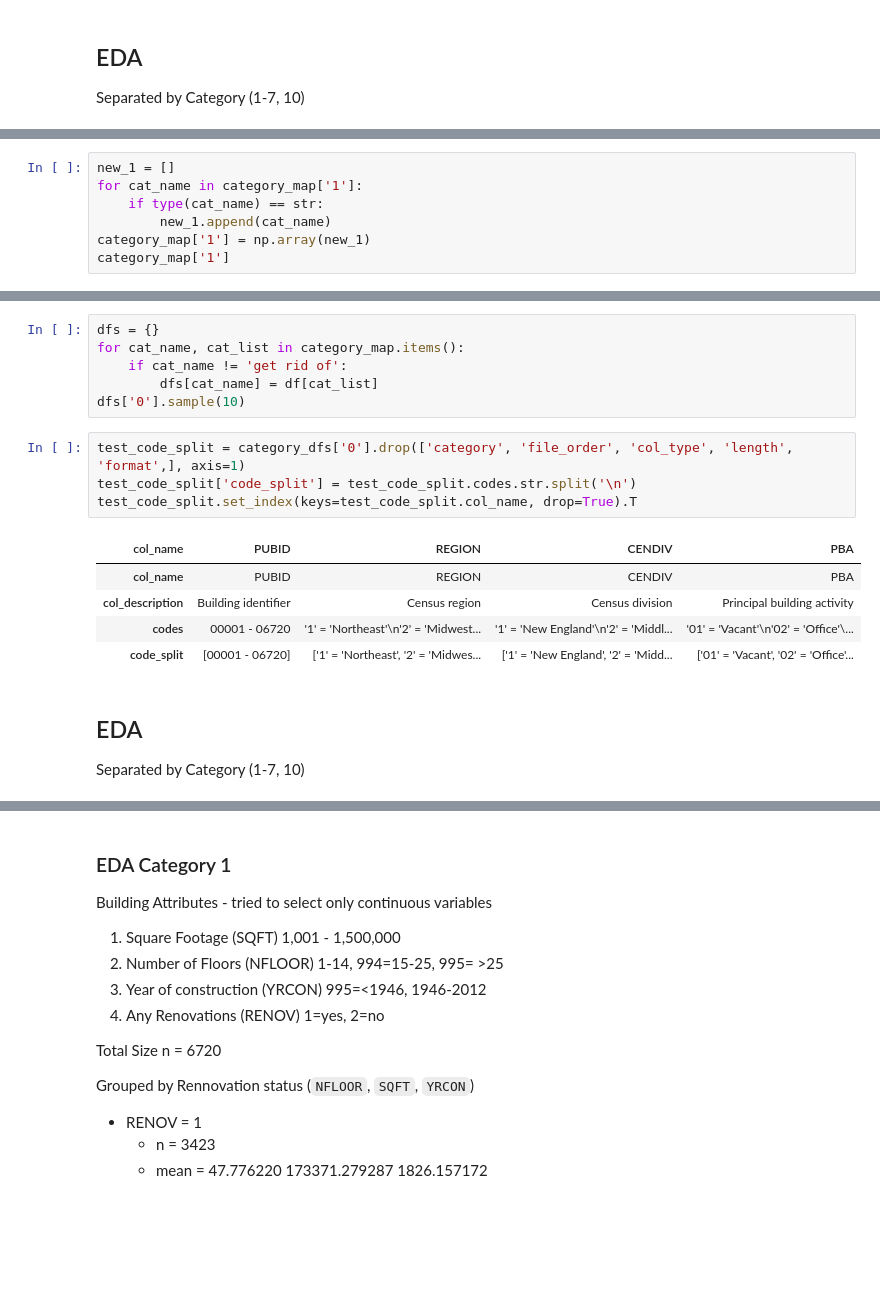
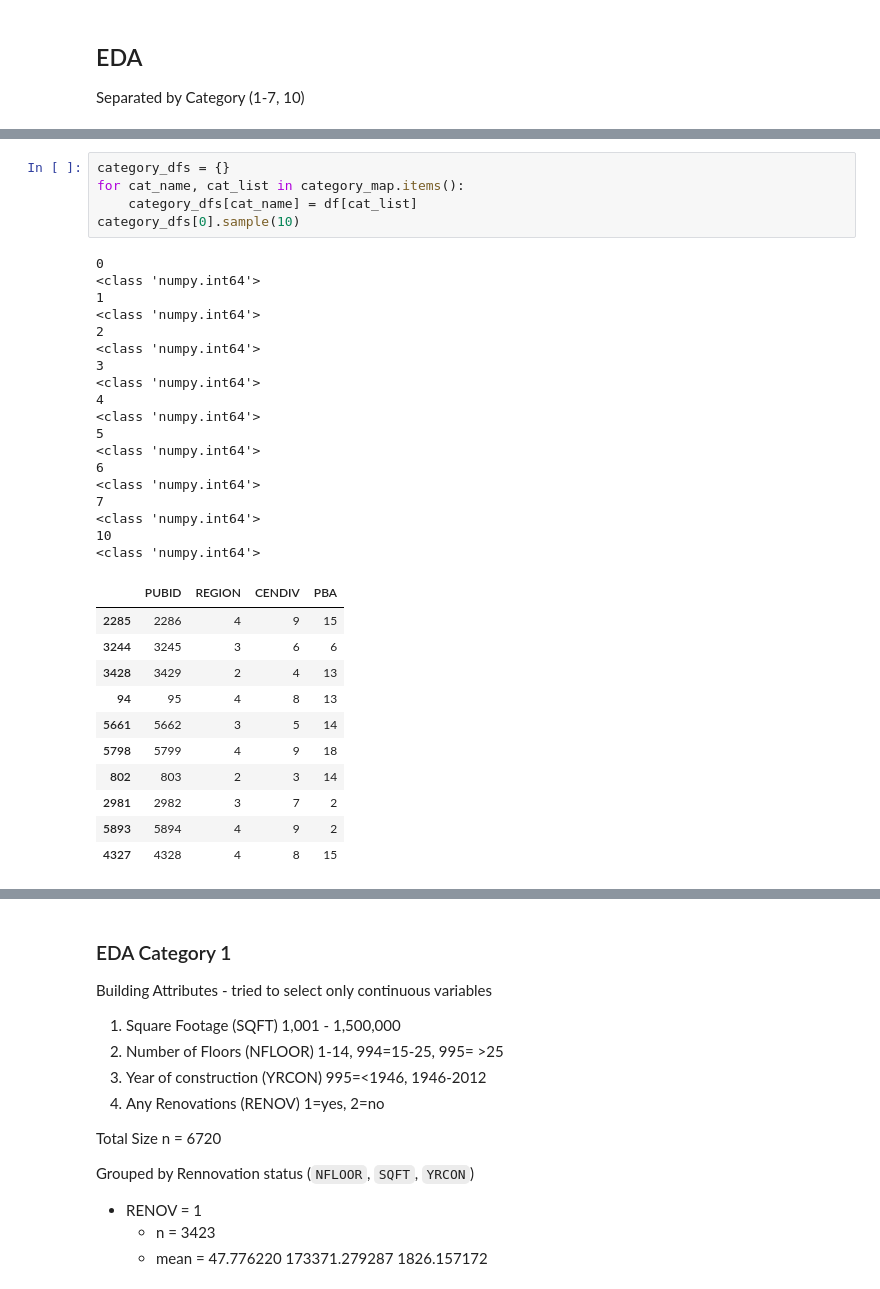
Before and after one commit to oostendo/2022-SI699-011, a Jupyter notebook: eva_and_sam/EDA_cbecs2012.ipynb, the cells around one changed output, grey strips where cells are left out. Drawn from its saved outputs; the diff is of its cells as text; blank space fills up the shorter version.

```diff
--- a/eva_and_sam/EDA_cbecs2012.ipynb
+++ b/eva_and_sam/EDA_cbecs2012.ipynb
@@ -45,7 +69,0 @@ df.sample(5)
-# %%
-new_1 = []
-for cat_name in category_map['1']:
-    if type(cat_name) == str:
-        new_1.append(cat_name)
-category_map['1'] = np.array(new_1)
-category_map['1']
@@ -52,20 +87,35 @@ category_map['1']
 # %%
-dfs = {}
+category_dfs = {}
 for cat_name, cat_list in category_map.items():
-    if cat_name != 'get rid of':
-        dfs[cat_name] = df[cat_list]
-dfs['0'].sample(10)
+    category_dfs[cat_name] = df[cat_list]
+category_dfs[0].sample(10)
+# %% [output]
+0
+<class 'numpy.int64'>
+1
+<class 'numpy.int64'>
+2
+<class 'numpy.int64'>
+3
+<class 'numpy.int64'>
+4
+<class 'numpy.int64'>
+5
+<class 'numpy.int64'>
+6
+<class 'numpy.int64'>
+7
+<class 'numpy.int64'>
+10
+<class 'numpy.int64'>
+|  | PUBID | REGION | CENDIV | PBA |
+| 2285 | 2286 | 4 | 9 | 15 |
+| 3244 | 3245 | 3 | 6 | 6 |
+| 3428 | 3429 | 2 | 4 | 13 |
+| 94 | 95 | 4 | 8 | 13 |
+| 5661 | 5662 | 3 | 5 | 14 |
+| 5798 | 5799 | 4 | 9 | 18 |
+| 802 | 803 | 2 | 3 | 14 |
+| 2981 | 2982 | 3 | 7 | 2 |
+| 5893 | 5894 | 4 | 9 | 2 |
+| 4327 | 4328 | 4 | 8 | 15 |
-# %%
-test_code_split = category_dfs['0'].drop(['category', 'file_order', 'col_type', 'length', 'format',], axis=1)
-test_code_split['code_split'] = test_code_split.codes.str.split('\n')
-test_code_split.set_index(keys=test_code_split.col_name, drop=True).T
-# %% [output]
-| col_name | PUBID | REGION | CENDIV | PBA |
-| col_name | PUBID | REGION | CENDIV | PBA |
-| col_description | Building identifier | Census region | Census division | Principal building activity |
-| codes | 00001 - 06720 | '1' = 'Northeast'\n'2' = 'Midwest... | '1' = 'New England'\n'2' = 'Middl... | '01' = 'Vacant'\n'02' = 'Office'\... |
-| code_split | [00001 - 06720] | ['1' = 'Northeast', '2' = 'Midwes... | ['1' = 'New England', '2' = 'Midd... | ['01' = 'Vacant', '02' = 'Office'... |
-# %% [markdown]
-## EDA
-
-Separated by Category (1-7, 10)
```
Also changed, not shown: parts of 39 cells of this notebook, 2 other files.
